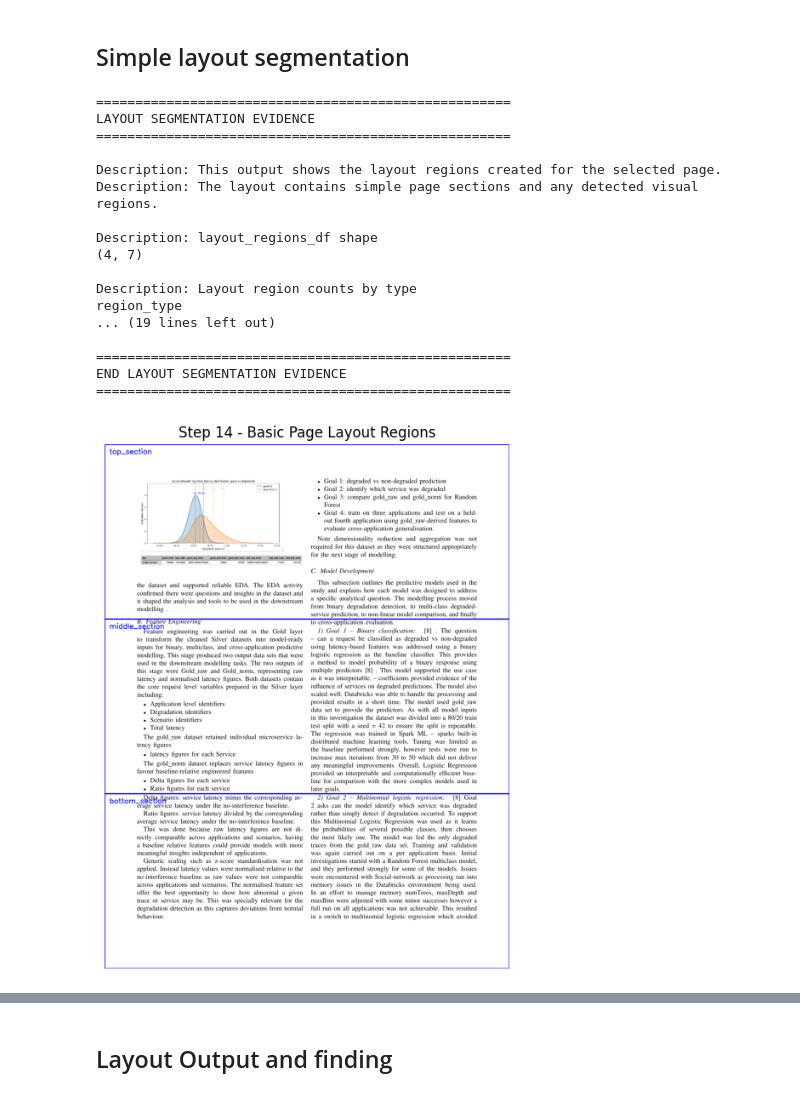
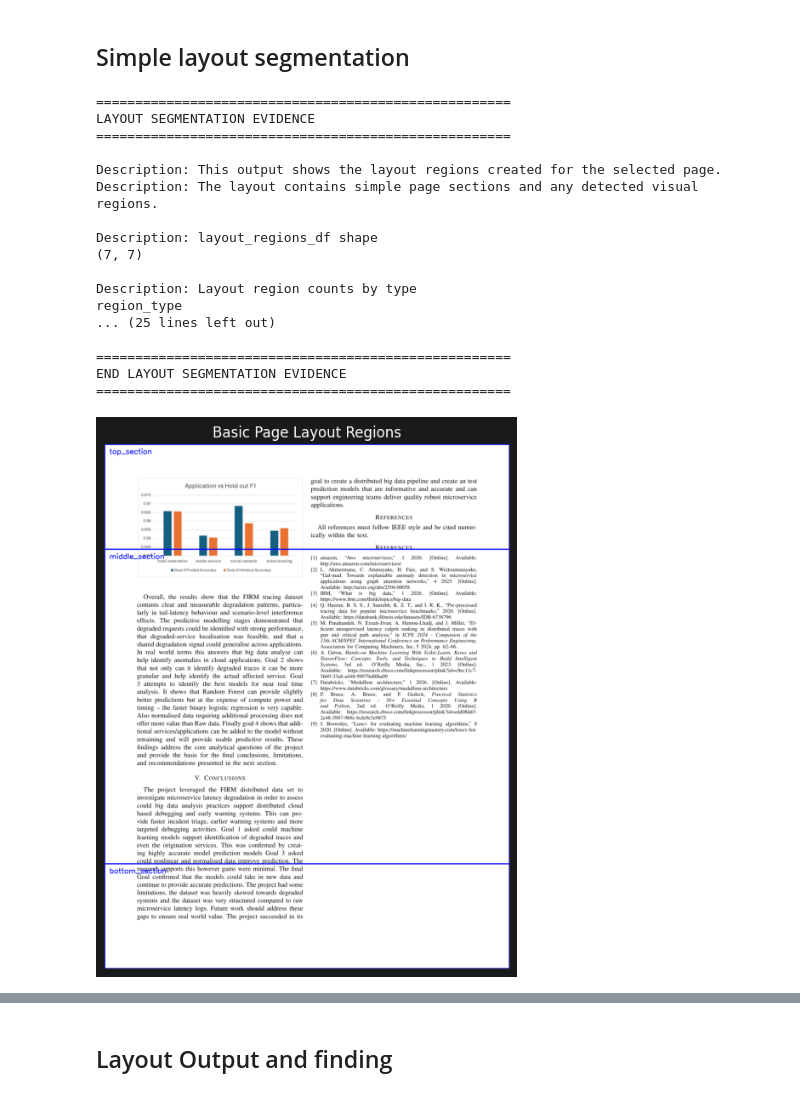
Before and after one commit to ATU-BDAAI/ca2-assignment-shagann, a Jupyter notebook: CA2_Project.ipynb, the cells around one changed output, grey strips where cells are left out. Saved outputs shown, nothing was run; the diff lists cells and outputs as text; code cells hidden in the pictures.

```diff
--- a/CA2_Project.ipynb
+++ b/CA2_Project.ipynb
@@ -108,7 +109,7 @@ min_text_length = 100
 minimum_area = 5000
 
 # number of pages teo visually process
-max_pages = 3
+max_pages = 20
 
 GLOBAL_TESSERACT_PATH = "/opt/homebrew/bin/tesseract"
 GLOBAL_POPPLER_PATH = "/opt/homebrew/bin"
@@ -1848,7 +1876,6 @@ def update_table_form_decision_with_nlp_evidence(visual_features_df,
 ## Segmentation Helpers
 # %%
 # SEGMENTATION HELPERS
-# Summary:
 # These helper functions create simple page sections and
 # combine them with detected visual regions.
 
@@ -1860,9 +1887,9 @@ def create_basic_page_sections(pil_image):
 
     image_height, image_width = cv2_image.shape[:2]
 
-    top_section_height = image_height // 3
-    middle_section_height = image_height // 3
-    bottom_section_height = image_height - top_section_height - middle_section_height
+    top_section_height = int(image_height * 0.20)
+    bottom_section_height = int(image_height * 0.20)
+    middle_section_height = image_height - top_section_height - bottom_section_height
 
     page_sections = [
         {
@@ -2713,13 +2850,9 @@ END VISUAL FEATURE EVIDENCE
 # %% [markdown]
 ## Simple layout segmentation
 # %%
-# =========================================================
-# 18.3 STEP 14 - SIMPLE LAYOUT SEGMENTATION MAIN
-# Summary:
+# SIMPLE LAYOUT SEGMENTATION MAIN
 # This cell uses the selected page and detected visual regions
 # to create simple layout regions for the document page.
-# =========================================================
-
 
 # Create basic page sections from the selected page image
 cv2_page_image, page_sections, page_sections_df = create_basic_page_sections(
@@ -2744,38 +2877,42 @@ layout_output_image = draw_basic_layout_regions(
     page_sections_df=page_sections_df
 )
 
-# Print Step 14 summary
+# Print summary
 print_layout_segmentation_summary(
     layout_regions_df=layout_regions_df
 )
 
 
 # Display layout segmentation image
 display_cv2_image(
     layout_output_image,
-    title="Step 14 - Basic Page Layout Regions"
+    title="Basic Page Layout Regions"
 )
+
+print_all_layout_regions(layout_regions_df)
+
+
 
 print_layout_segmentation_summary(
     layout_regions_df=layout_regions_df
 )
 # %% [output]
 =====================================================
 LAYOUT SEGMENTATION EVIDENCE
 =====================================================
 
 Description: This output shows the layout regions created for the selected page.
 Description: The layout contains simple page sections and any detected visual regions.
 
 Description: layout_regions_df shape
-(4, 7)
+(7, 7)
 
 Description: Layout region counts by type
 region_type
-... (19 lines left out)
+... (25 lines left out)
 
 =====================================================
 END LAYOUT SEGMENTATION EVIDENCE
 =====================================================
-[figure, old version]
+[figure, new version]
 =====================================================
```
Also changed, not shown: parts of 24 cells of this notebook.
